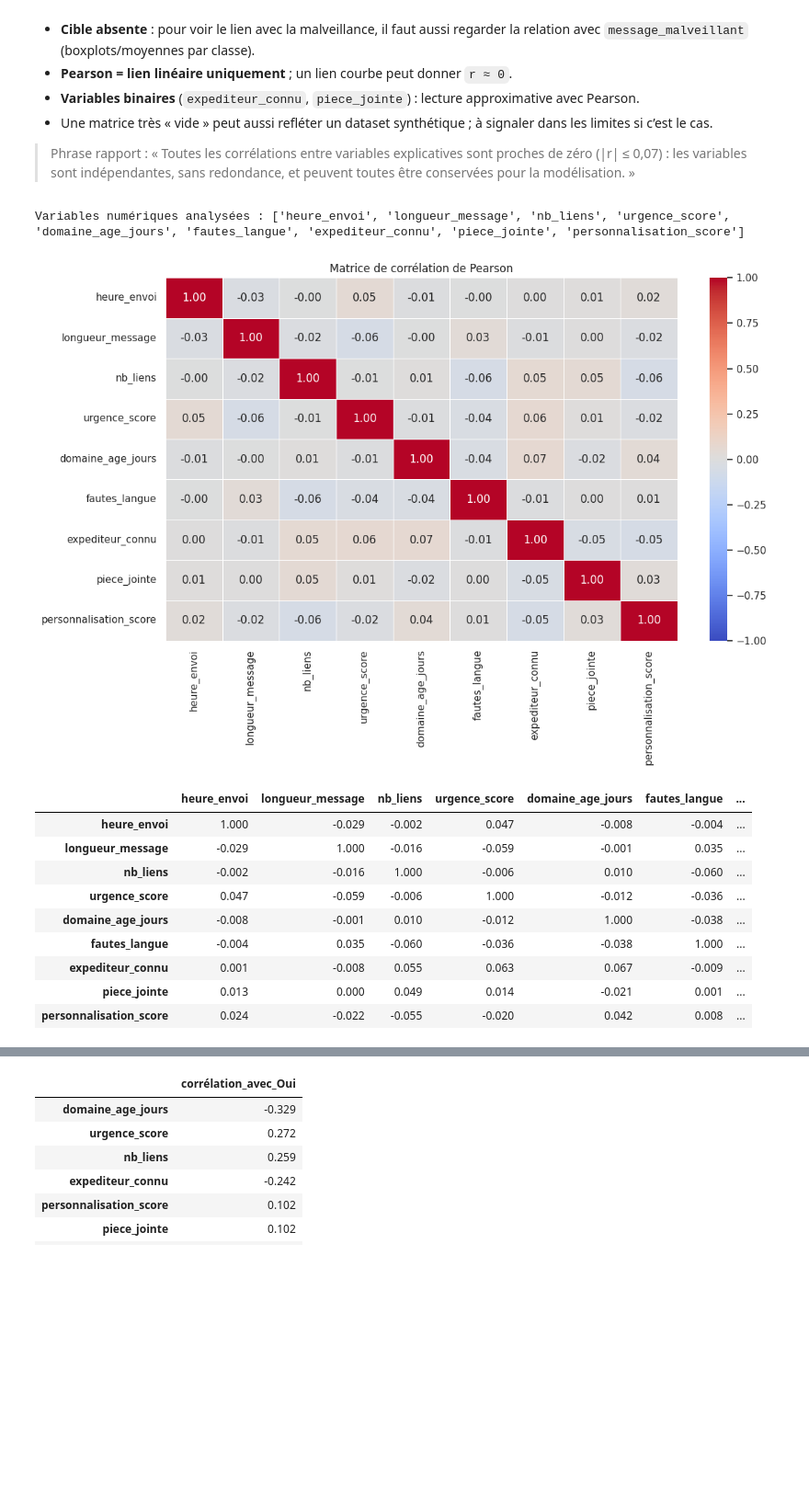
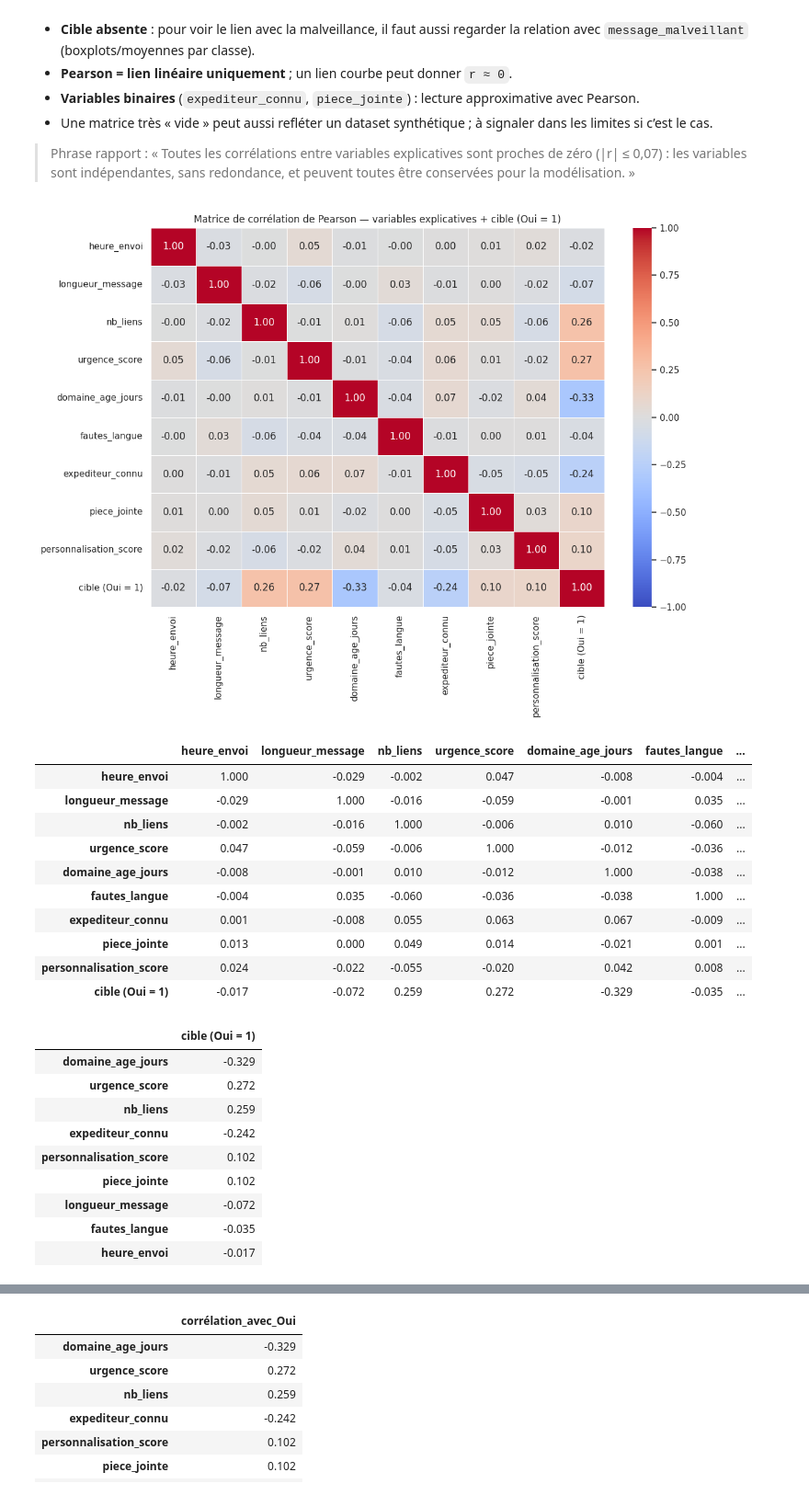
Before and after one commit to bennoomenfaker/app_phishing_ia, a Jupyter notebook: notebook_ML_IA_confiance_numerique.ipynb, the cells around one changed output, grey strips where cells are left out. Shown at 92% size. Drawn from its saved outputs; the diff is of its cells as text; code cells hidden in the pictures; blank space fills up the shorter version.

Commit message:
feat: cible incluse dans la matrice de correlation, annexes personnalisation et verifications, guide Copilot

```diff
--- a/notebook_ML_IA_confiance_numerique.ipynb
+++ b/notebook_ML_IA_confiance_numerique.ipynb
@@ -732,51 +732,45 @@ La corrélation de Pearson mesure une association linéaire entre variables num
 
 > Phrase rapport : « Toutes les corrélations entre variables explicatives sont proches de zéro (|r| ≤ 0,07) : les variables sont indépendantes, sans redondance, et peuvent toutes être conservées pour la modélisation. »
 # %%
+# Corrélations entre les variables explicatives ET la cible
+# La cible est incluse (encodée Oui = 1) pour voir son association avec chaque variable.
+# Les variables calendaires (date, semaine) restent exclues.
 
-# Corrélation entre les variables numériques explicatives
-# On exclut la cible et les variables calendaires.
+IGNORER = ["date", "semaine"]
 
-IGNORER = [TARGET, "date", "semaine"]
-
-# Sélection des colonnes numériques
 num_features_eda = [
     c for c in df.select_dtypes(include="number").columns
     if c not in IGNORER
 ]
 
-print("Variables numériques analysées :", num_features_eda)
+# Encodage temporaire de la cible, uniquement pour la corrélation : Oui = 1, Non = 0
+df_corr = df[num_features_eda].copy()
+df_corr["cible (Oui = 1)"] = (df[TARGET] == "Oui").astype(int)
 
-# Vérification du nombre de variables
-if len(num_features_eda) >= 2:
+corr = df_corr.corr(method="pearson")
 
-    # Calcul de la corrélation de Pearson
-    corr = df[num_features_eda].corr(method="pearson")
+plt.figure(figsize=(12, 9))
+sns.heatmap(
+    corr,
+    annot=True,
+    cmap="coolwarm",
+    center=0,
+    vmin=-1,
+    vmax=1,
+    fmt=".2f",
+    linewidths=0.5
+)
 
-    # Affichage de la heatmap
-    plt.figure(figsize=(12, 8))
-    sns.heatmap(
-        corr,
-        annot=True,
-        cmap="coolwarm",
-        center=0,
-        vmin=-1,
-        vmax=1,
-        fmt=".2f",
-        linewidths=0.5
-    )
+plt.title("Matrice de corrélation de Pearson — variables explicatives + cible (Oui = 1)")
+plt.tight_layout()
+plt.show()
 
-    plt.title("Matrice de corrélation de Pearson")
-    plt.tight_layout()
-    plt.show()
+display(corr.round(3))
 
-    # Affichage du tableau
-    display(corr.round(3))
-
-else:
-    print("Pas assez de variables numériques pour calculer les corrélations.")
+# La dernière ligne / colonne donne l'association de chaque variable avec la cible.
+display(corr["cible (Oui = 1)"].drop("cible (Oui = 1)").sort_values(key=abs, ascending=False).round(3).to_frame())
 # %% [output]
-Variables numériques analysées : ['heure_envoi', 'longueur_message', 'nb_liens', 'urgence_score', 'domaine_age_jours', 'fautes_langue', 'expediteur_connu', 'piece_jointe', 'personnalisation_score']
-[figure, old version]
+[figure, new version]
 |  | heure_envoi | longueur_message | nb_liens | urgence_score | domaine_age_jours | fautes_langue | ... |
 | heure_envoi | 1.000 | -0.029 | -0.002 | 0.047 | -0.008 | -0.004 | ... |
 | longueur_message | -0.029 | 1.000 | -0.016 | -0.059 | -0.001 | 0.035 | ... |
@@ -787,4 +781,15 @@ Variables numériques analysées : ['heure_envoi', 'longueur_message', 'nb_liens
 | expediteur_connu | 0.001 | -0.008 | 0.055 | 0.063 | 0.067 | -0.009 | ... |
 | piece_jointe | 0.013 | 0.000 | 0.049 | 0.014 | -0.021 | 0.001 | ... |
 | personnalisation_score | 0.024 | -0.022 | -0.055 | -0.020 | 0.042 | 0.008 | ... |
+| cible (Oui = 1) | -0.017 | -0.072 | 0.259 | 0.272 | -0.329 | -0.035 | ... |
+|  | cible (Oui = 1) |
+| domaine_age_jours | -0.329 |
+| urgence_score | 0.272 |
+| nb_liens | 0.259 |
+| expediteur_connu | -0.242 |
+| personnalisation_score | 0.102 |
+| piece_jointe | 0.102 |
+| longueur_message | -0.072 |
+| fautes_langue | -0.035 |
+| heure_envoi | -0.017 |
 # %% [markdown]
```
Also changed, not shown: parts of 3 cells of this notebook, 10 other files.
